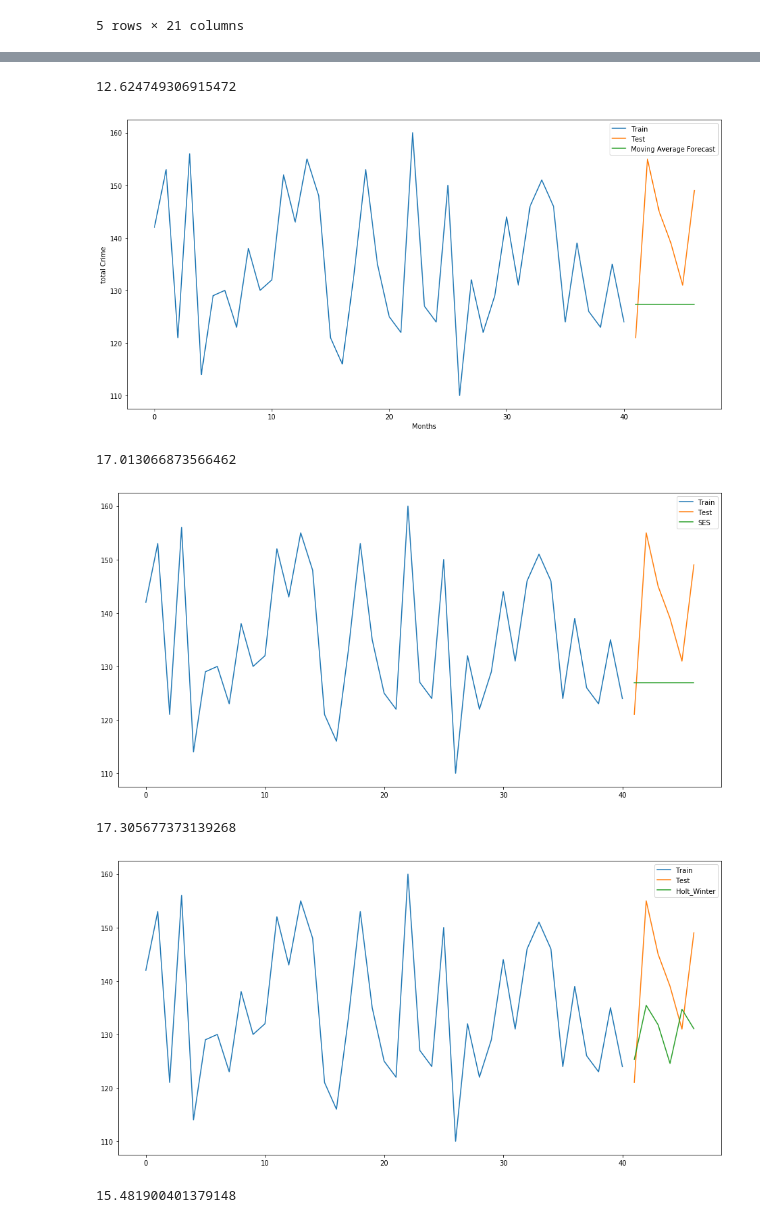
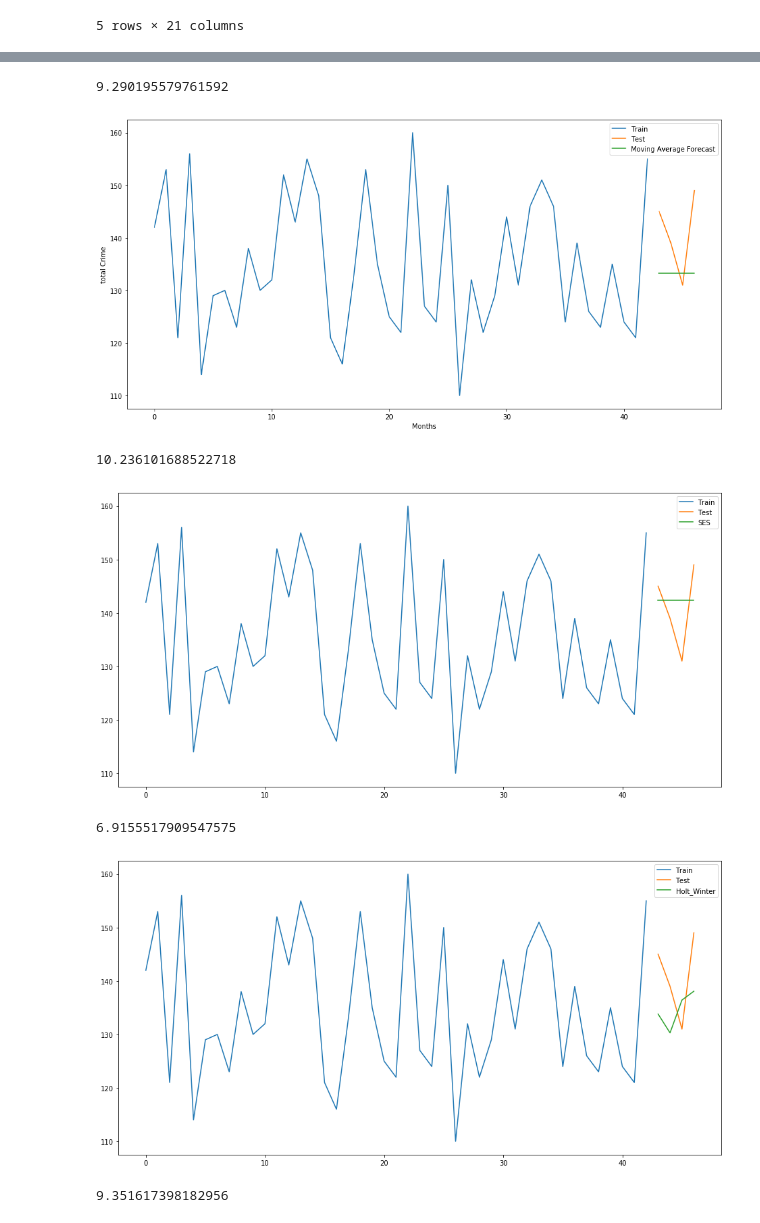
Before and after one commit to cynthiahuallanca/Miami_Crime_2019, a Jupyter notebook: 3_Load_to_ML_test2_caro.ipynb, the cells around one changed output, grey strips where cells are left out. Drawn from its saved outputs; the diff is of its cells as text; code cells hidden in the pictures.

```diff
--- a/3_Load_to_ML_test2_caro.ipynb
+++ b/3_Load_to_ML_test2_caro.ipynb
@@ -59,11 +59,19 @@ df['total_crime']= df['total_crime'].astype(float)
 # we will split the data for the Train database and the Test database:
 # train is from 2015-08 to 2018-12 -> represent the 87% of our data
 
-train=df[0:41]
+# train=df[0:41]
+
+# # test is from 2019-01 to 2019-06
+
+# test=df[41:]
+
+######
+
+train=df[0:43]
 
 # test is from 2019-01 to 2019-06
 
-test=df[41:]
+test=df[43:]
 # %%
 train.head()
 # %% [output]
@@ -157,7 +163,7 @@ plt.show()
 rms = sqrt(mean_squared_error(test.total_crime, y_hat_avg.avg_forecast))
 print(rms)
 # %% [output]
-12.624749306915472
+9.290195579761592
 # %%
 ## Moving Average
 # %%
@@ -172,12 +178,12 @@ plt.ylabel("total Crime")
 plt.legend(loc='best')
 plt.show()
 # %% [output]
-[figure, old version]
+[figure, new version]
 # %%
 rms = sqrt(mean_squared_error(test.total_crime, y_hat_avg.moving_avg_forecast))
 print(rms)
 # %% [output]
-17.013066873566462
+10.236101688522718
 # %%
 ## Simple Exponential Smoothing
 # %%
@@ -192,30 +198,30 @@ plt.plot(y_hat_avg['SES'], label='SES')
 plt.legend(loc='best')
 plt.show()
 # %% [output]
-[figure, old version]
+[figure, new version]
 # %%
 rms = sqrt(mean_squared_error(test.total_crime, y_hat_avg.SES))
 print(rms)
 # %% [output]
-17.305677373139268
+6.9155517909547575
 # %%
 ## Holt-Winters Method
 # %%
 y_hat_avg = test.copy()
 #3, 6
-fit1 = ExponentialSmoothing(np.asarray(train['total_crime']) ,seasonal_periods=3 ,trend='add', seasonal='add',).fit()
+fit1 = ExponentialSmoothing(np.asarray(train['total_crime']) ,seasonal_periods=4 ,trend='add', seasonal='add',).fit()
 y_hat_avg['Holt_Winter'] = fit1.forecast(len(test))
 plt.figure(figsize=(16,8))
 plt.plot( train['total_crime'], label='Train')
 plt.plot(test['total_crime'], label='Test')
 plt.plot(y_hat_avg['Holt_Winter'], label='Holt_Winter')
 plt.legend(loc='best')
 plt.show()
 # %% [output]
-[figure, old version]
+[figure, new version]
 # %%
 rms = sqrt(mean_squared_error(test.total_crime, y_hat_avg.Holt_Winter))
 print(rms)
 # %% [output]
-15.481900401379148
+9.351617398182956
 # %%
```
Also changed, not shown: parts of 8 cells of this notebook, 3 other files.
